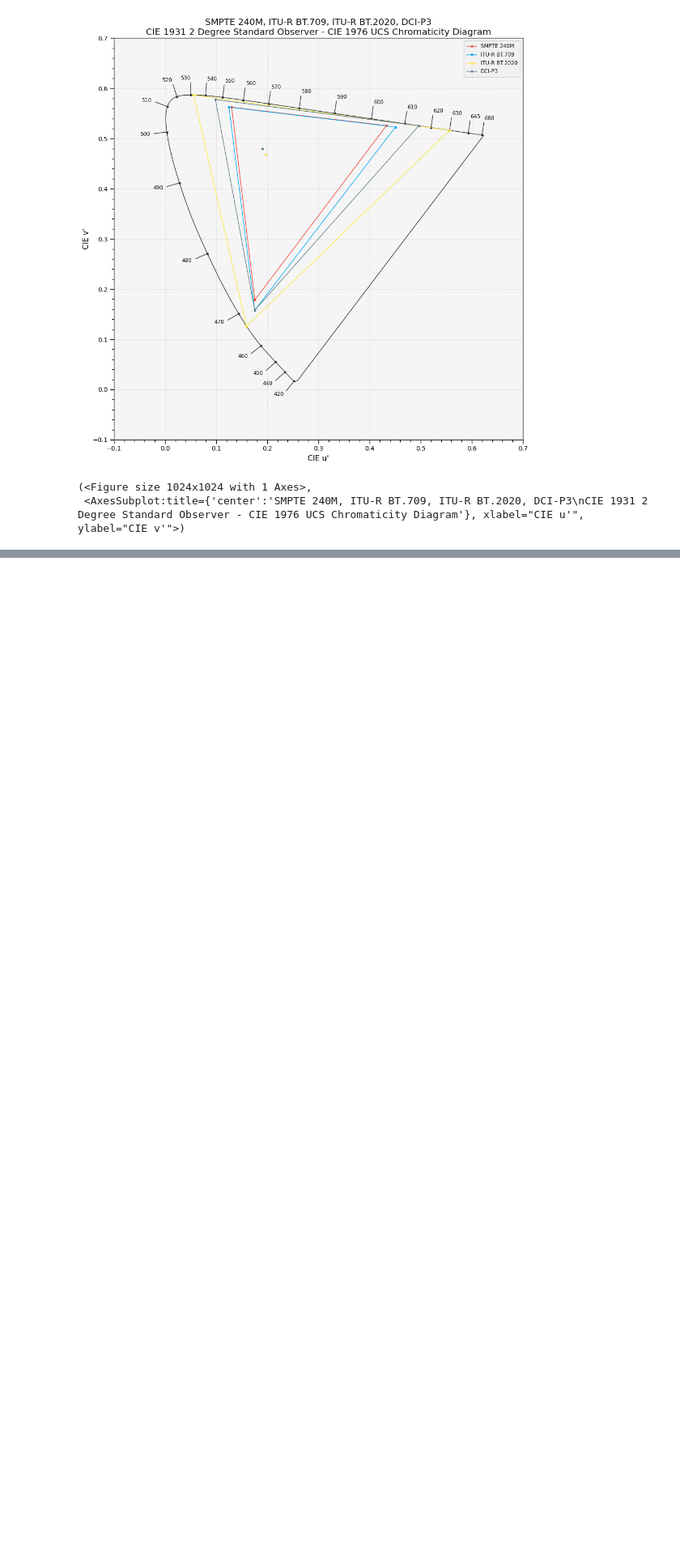
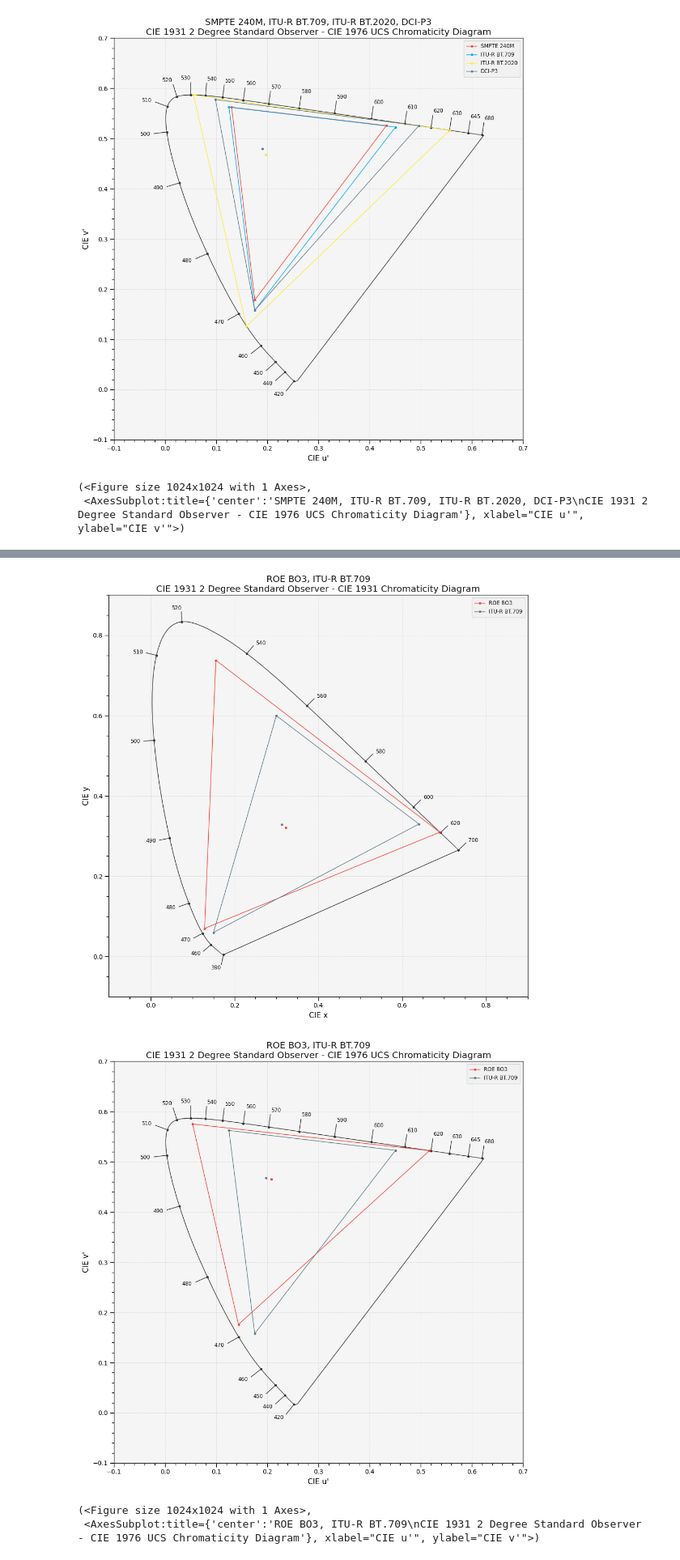
Before and after one commit to repentsinner/didactic-journey, a Jupyter notebook: Intermediate 3 - Gamuts and colorspaces.ipynb, the cells around one changed output, grey strips where cells are left out. Shown at 81% size. Saved outputs shown, nothing was run; the diff lists cells and outputs as text; code cells hidden in the pictures; blank space fills up the shorter version.

Commit message:
wip attempt to plot BO3 computed secondaries (but really need to measure them as well to confirm)

```diff
--- a/Intermediate 3 - Gamuts and colorspaces.ipynb
+++ b/Intermediate 3 - Gamuts and colorspaces.ipynb
@@ -104,22 +105,25 @@ plot_RGB_colourspaces_in_chromaticity_diagram_CIE1976UCS(standardspaces, show_di
 (<Figure size 1024x1024 with 1 Axes>,
  <AxesSubplot:title={'center':'SMPTE 240M, ITU-R BT.709, ITU-R BT.2020, DCI-P3\nCIE 1931 2 Degree Standard Observer - CIE 1976 UCS Chromaticity Diagram'}, xlabel="CIE u'", ylabel="CIE v'">)
 # %%
-colour.RGB_COLOURSPACES['ROE BO3'] = colour.RGB_Colourspace(
+bo3_colourspace = colour.RGB_Colourspace(
     'ROE BO3', # label
     primaries=np.array(
         [[0.6897, 0.3096],
          [0.1557, 0.7379],
          [0.1287, 0.0701]]),
-    whitepoint=np.array([0.3229, 0.3210]))  # yapf: disable
+    whitepoint=np.array([0.3229, 0.3210]),
+    use_derived_matrix_RGB_to_XYZ=True,
+    use_derived_matrix_XYZ_to_RGB=True)  # yapf: disable
+#bo3_colourspace.use_derived_transformation_matrices(True)
+display(bo3_colourspace.matrix_RGB_to_XYZ)
+display(bo3_colourspace.matrix_XYZ_to_RGB)
+
+colour.RGB_COLOURSPACES['ROE BO3'] = bo3_colourspace
 
 standardspaces = [
     'ROE BO3',
     'ITU-R BT.709',
-    'ITU-R BT.2020',
-    'DCI-P3'
+    #'ITU-R BT.2020',
+    #'DCI-P3'
 ]
-
-# todo: figure out how to drop the opacity of the diagram colours to make it easier to see the gamut bounds
-plot_RGB_colourspaces_in_chromaticity_diagram_CIE1931(standardspaces, show_diagram_colours=False)
-plot_RGB_colourspaces_in_chromaticity_diagram_CIE1976UCS(standardspaces, show_diagram_colours=False)
 # %% [output]
@@ -126,0 +136,13 @@ NameError: name 'colour' is not defined
+# %%
+# todo: figure out how to drop the opacity of the diagram colours to make it easier to see the gamut bounds
+plot_RGB_colourspaces_in_chromaticity_diagram_CIE1931(standardspaces,
+                                                      show_diagram_colours=False,
+                                                      transparent_background=True,
+                                                      axes_visible=True,
+                                                     )
+plot_RGB_colourspaces_in_chromaticity_diagram_CIE1976UCS(standardspaces, show_diagram_colours=False)
+# %% [output]
+[figure, added]
+[figure, added]
+(<Figure size 1024x1024 with 1 Axes>,
+ <AxesSubplot:title={'center':'ROE BO3, ITU-R BT.709\nCIE 1931 2 Degree Standard Observer - CIE 1976 UCS Chromaticity Diagram'}, xlabel="CIE u'", ylabel="CIE v'">)
```
Also changed, not shown: parts of 3 cells of this notebook.
